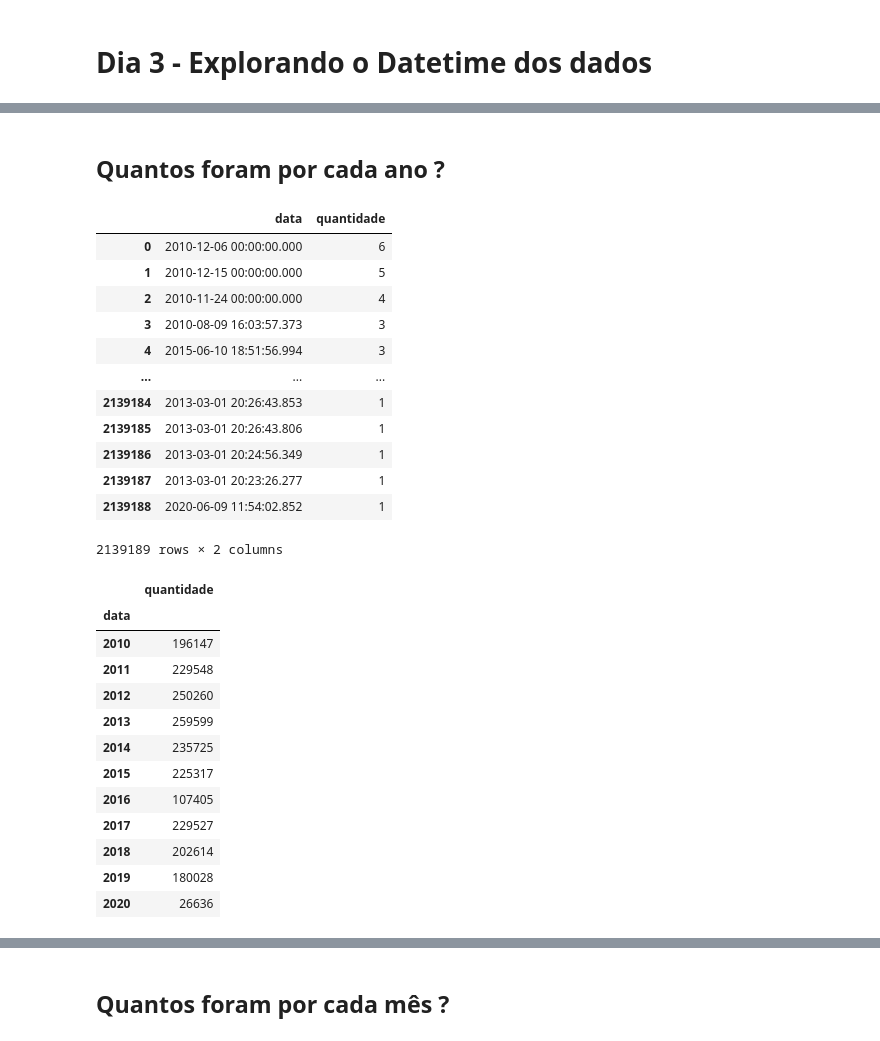
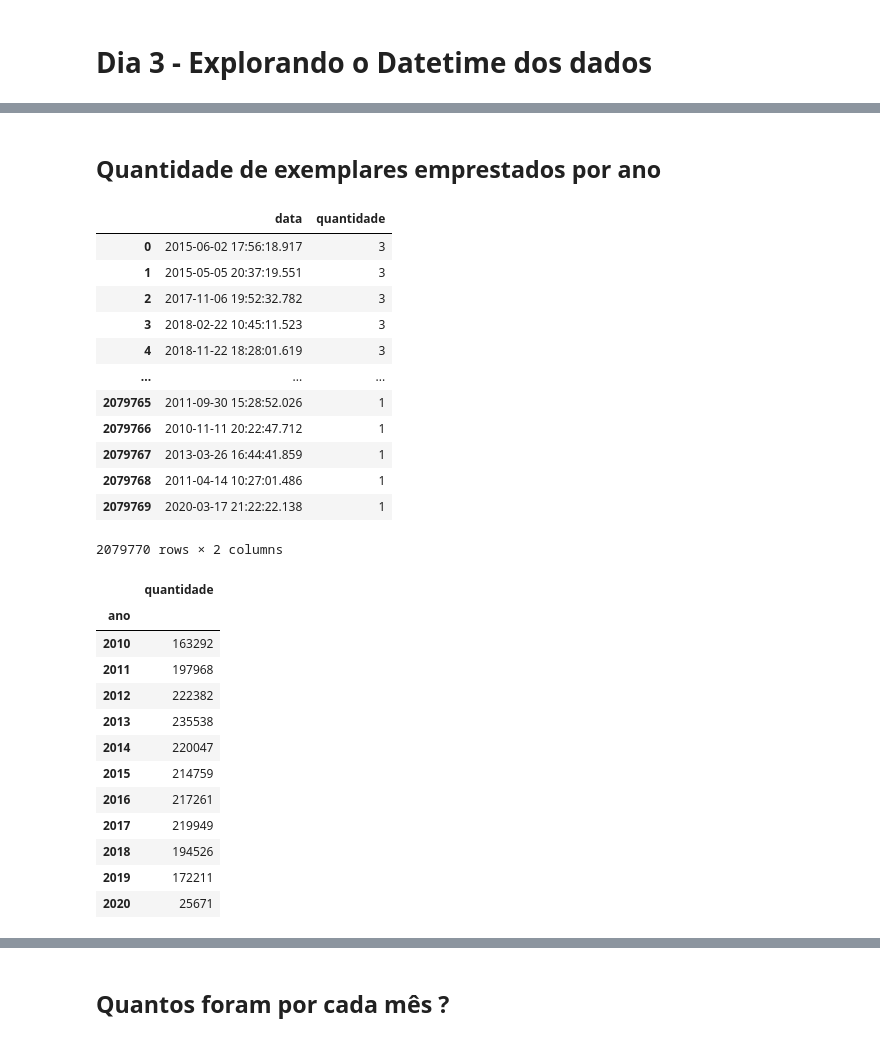
Before and after one commit to FranciscoFoz/7_Days_of_Code_Alura-Python-Pandas, a Jupyter notebook: Dia_3-Explorando_o_Datetime_dos_dados/Dia_3_Explorando_o_Datetime_dos_dados.ipynb, the cells around one changed output, grey strips where cells are left out. Cells and saved outputs as stored; diff of their text form; code cells hidden in the pictures.

```diff
--- a/Dia_3-Explorando_o_Datetime_dos_dados/Dia_3_Explorando_o_Datetime_dos_dados.ipynb
+++ b/Dia_3-Explorando_o_Datetime_dos_dados/Dia_3_Explorando_o_Datetime_dos_dados.ipynb
@@ -28,0 +9,22 @@ dados_2020_1 = pd.read_csv('https://dados.ufrn.br/dataset/1e596793-1ac3-4b59-9ae
+# %%
+dados_2010_1 = pd.read_csv('https://github.com/FranciscoFoz/7_Days_of_Code_Alura-Python-Pandas/blob/main/Dia_1-Importando_dados/Datasets/dados_emprestimos/emprestimos-20101.csv?raw=true')
+dados_2010_2 = pd.read_csv('https://github.com/FranciscoFoz/7_Days_of_Code_Alura-Python-Pandas/blob/main/Dia_1-Importando_dados/Datasets/dados_emprestimos/emprestimos-20102.csv?raw=true')
+dados_2011_1 = pd.read_csv('https://github.com/FranciscoFoz/7_Days_of_Code_Alura-Python-Pandas/blob/main/Dia_1-Importando_dados/Datasets/dados_emprestimos/emprestimos-20111.csv?raw=true')
+dados_2011_2 = pd.read_csv('https://github.com/FranciscoFoz/7_Days_of_Code_Alura-Python-Pandas/blob/main/Dia_1-Importando_dados/Datasets/dados_emprestimos/emprestimos-20112.csv?raw=true')
+dados_2012_1 = pd.read_csv('https://github.com/FranciscoFoz/7_Days_of_Code_Alura-Python-Pandas/blob/main/Dia_1-Importando_dados/Datasets/dados_emprestimos/emprestimos-20121.csv?raw=true')
+dados_2012_2 = pd.read_csv('https://github.com/FranciscoFoz/7_Days_of_Code_Alura-Python-Pandas/blob/main/Dia_1-Importando_dados/Datasets/dados_emprestimos/emprestimos-20122.csv?raw=true')
+dados_2013_1 = pd.read_csv('https://github.com/FranciscoFoz/7_Days_of_Code_Alura-Python-Pandas/blob/main/Dia_1-Importando_dados/Datasets/dados_emprestimos/emprestimos-20131.csv?raw=true')
+dados_2013_2 = pd.read_csv('https://github.com/FranciscoFoz/7_Days_of_Code_Alura-Python-Pandas/blob/main/Dia_1-Importando_dados/Datasets/dados_emprestimos/emprestimos-20132.csv?raw=true')
+dados_2014_1 = pd.read_csv('https://github.com/FranciscoFoz/7_Days_of_Code_Alura-Python-Pandas/blob/main/Dia_1-Importando_dados/Datasets/dados_emprestimos/emprestimos-20141.csv?raw=true')
+dados_2014_2 = pd.read_csv('https://github.com/FranciscoFoz/7_Days_of_Code_Alura-Python-Pandas/blob/main/Dia_1-Importando_dados/Datasets/dados_emprestimos/emprestimos-20142.csv?raw=true')
+dados_2015_1 = pd.read_csv('https://github.com/FranciscoFoz/7_Days_of_Code_Alura-Python-Pandas/blob/main/Dia_1-Importando_dados/Datasets/dados_emprestimos/emprestimos-20151.csv?raw=true')
+dados_2015_2 = pd.read_csv('https://github.com/FranciscoFoz/7_Days_of_Code_Alura-Python-Pandas/blob/main/Dia_1-Importando_dados/Datasets/dados_emprestimos/emprestimos-20152.csv?raw=true')
+dados_2016_1 = pd.read_csv('https://github.com/FranciscoFoz/7_Days_of_Code_Alura-Python-Pandas/blob/main/Dia_1-Importando_dados/Datasets/dados_emprestimos/emprestimos-20161.csv?raw=true')
+dados_2016_2 = pd.read_csv('https://github.com/FranciscoFoz/7_Days_of_Code_Alura-Python-Pandas/blob/main/Dia_1-Importando_dados/Datasets/dados_emprestimos/emprestimos-20162.csv?raw=true')
+dados_2017_1 = pd.read_csv('https://github.com/FranciscoFoz/7_Days_of_Code_Alura-Python-Pandas/blob/main/Dia_1-Importando_dados/Datasets/dados_emprestimos/emprestimos-20171.csv?raw=true')
+dados_2017_2 = pd.read_csv('https://github.com/FranciscoFoz/7_Days_of_Code_Alura-Python-Pandas/blob/main/Dia_1-Importando_dados/Datasets/dados_emprestimos/emprestimos-20172.csv?raw=true')
+dados_2018_1 = pd.read_csv('https://github.com/FranciscoFoz/7_Days_of_Code_Alura-Python-Pandas/blob/main/Dia_1-Importando_dados/Datasets/dados_emprestimos/emprestimos-20181.csv?raw=true')
+dados_2018_2 = pd.read_csv('https://github.com/FranciscoFoz/7_Days_of_Code_Alura-Python-Pandas/blob/main/Dia_1-Importando_dados/Datasets/dados_emprestimos/emprestimos-20182.csv?raw=true')
+dados_2019_1 = pd.read_csv('https://github.com/FranciscoFoz/7_Days_of_Code_Alura-Python-Pandas/blob/main/Dia_1-Importando_dados/Datasets/dados_emprestimos/emprestimos-20191.csv?raw=true')
+dados_2019_2 = pd.read_csv('https://github.com/FranciscoFoz/7_Days_of_Code_Alura-Python-Pandas/blob/main/Dia_1-Importando_dados/Datasets/dados_emprestimos/emprestimos-20192.csv?raw=true')
+dados_2020_1 = pd.read_csv('https://github.com/FranciscoFoz/7_Days_of_Code_Alura-Python-Pandas/blob/main/Dia_1-Importando_dados/Datasets/dados_emprestimos/emprestimos-20201.csv?raw=true')
@@ -91,0 +120,3 @@ dados_exemplares
+# %%
+emprestimos_completo = emprestimos_biblioteca.merge(dados_exemplares)
+emprestimos_completo
@@ -128,3 +140,0 @@ dados_exemplares
-# %%
-emprestimos_completo = emprestimos_biblioteca.merge(dados_exemplares,'left')
-emprestimos_completo
@@ -145,3 +140,0 @@ emprestimos_completo
-# %%
-emprestimos_completo = emprestimos_completo.drop(columns=['nome_usuario','registro_sistema'])
-emprestimos_completo
@@ -317,5 +250,5 @@ exemplares
 # %% [markdown]
-## Quantos foram por cada ano ?
+## Quantidade de exemplares emprestados por ano
 # %%
 emprestimos_data = pd.DataFrame(emprestimos_completo['data_emprestimo'].value_counts()).reset_index()
 emprestimos_data.columns = ['data','quantidade']
@@ -323,32 +256,33 @@ emprestimos_data['data'] = pd.to_datetime(emprestimos_data['data'])
 emprestimos_data
 # %% [output]
 |  | data | quantidade |
-| 0 | 2010-12-06 00:00:00.000 | 6 |
-| 1 | 2010-12-15 00:00:00.000 | 5 |
-| 2 | 2010-11-24 00:00:00.000 | 4 |
-| 3 | 2010-08-09 16:03:57.373 | 3 |
-| 4 | 2015-06-10 18:51:56.994 | 3 |
+| 0 | 2015-06-02 17:56:18.917 | 3 |
+| 1 | 2015-05-05 20:37:19.551 | 3 |
+| 2 | 2017-11-06 19:52:32.782 | 3 |
+| 3 | 2018-02-22 10:45:11.523 | 3 |
+| 4 | 2018-11-22 18:28:01.619 | 3 |
 | ... | ... | ... |
-| 2139184 | 2013-03-01 20:26:43.853 | 1 |
-| 2139185 | 2013-03-01 20:26:43.806 | 1 |
-| 2139186 | 2013-03-01 20:24:56.349 | 1 |
-| 2139187 | 2013-03-01 20:23:26.277 | 1 |
-| 2139188 | 2020-06-09 11:54:02.852 | 1 |
+| 2079765 | 2011-09-30 15:28:52.026 | 1 |
+| 2079766 | 2010-11-11 20:22:47.712 | 1 |
+| 2079767 | 2013-03-26 16:44:41.859 | 1 |
+| 2079768 | 2011-04-14 10:27:01.486 | 1 |
+| 2079769 | 2020-03-17 21:22:22.138 | 1 |
-2139189 rows × 2 columns
+2079770 rows × 2 columns
 # %%
 emprestimos_por_ano = emprestimos_data.groupby(by=emprestimos_data.data.dt.year).sum()
+emprestimos_por_ano.index.name = 'ano'
 emprestimos_por_ano
 # %% [output]
 |  | quantidade |
-| data |  |
-| 2010 | 196147 |
-| 2011 | 229548 |
-| 2012 | 250260 |
-| 2013 | 259599 |
-| 2014 | 235725 |
-| 2015 | 225317 |
-| 2016 | 107405 |
-| 2017 | 229527 |
-| 2018 | 202614 |
-| 2019 | 180028 |
-| 2020 | 26636 |
+| ano |  |
+| 2010 | 163292 |
+| 2011 | 197968 |
+| 2012 | 222382 |
+| 2013 | 235538 |
+| 2014 | 220047 |
+| 2015 | 214759 |
+| 2016 | 217261 |
+| 2017 | 219949 |
+| 2018 | 194526 |
+| 2019 | 172211 |
+| 2020 | 25671 |
```
Also changed, not shown: parts of 62 cells of this notebook.
